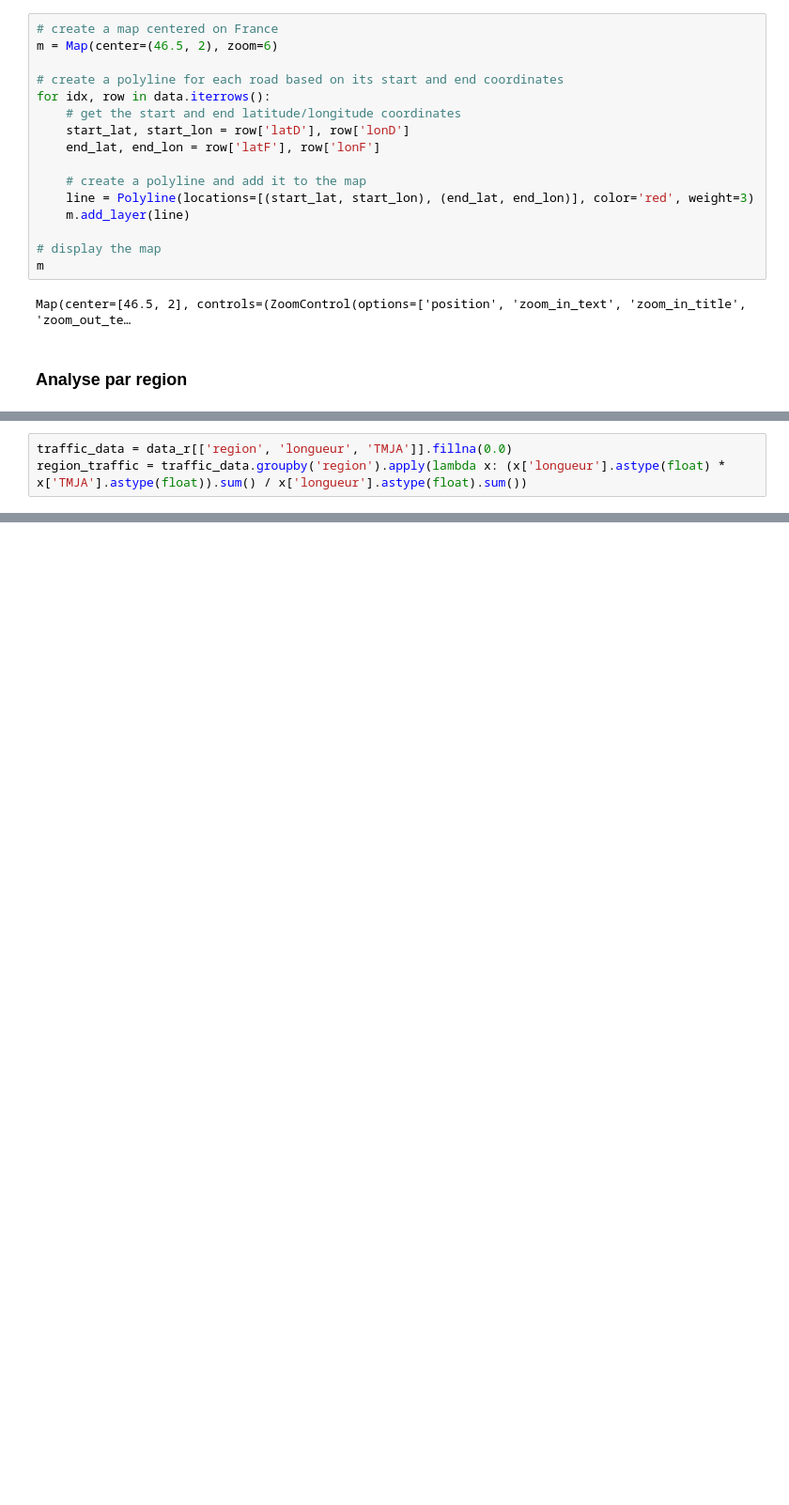
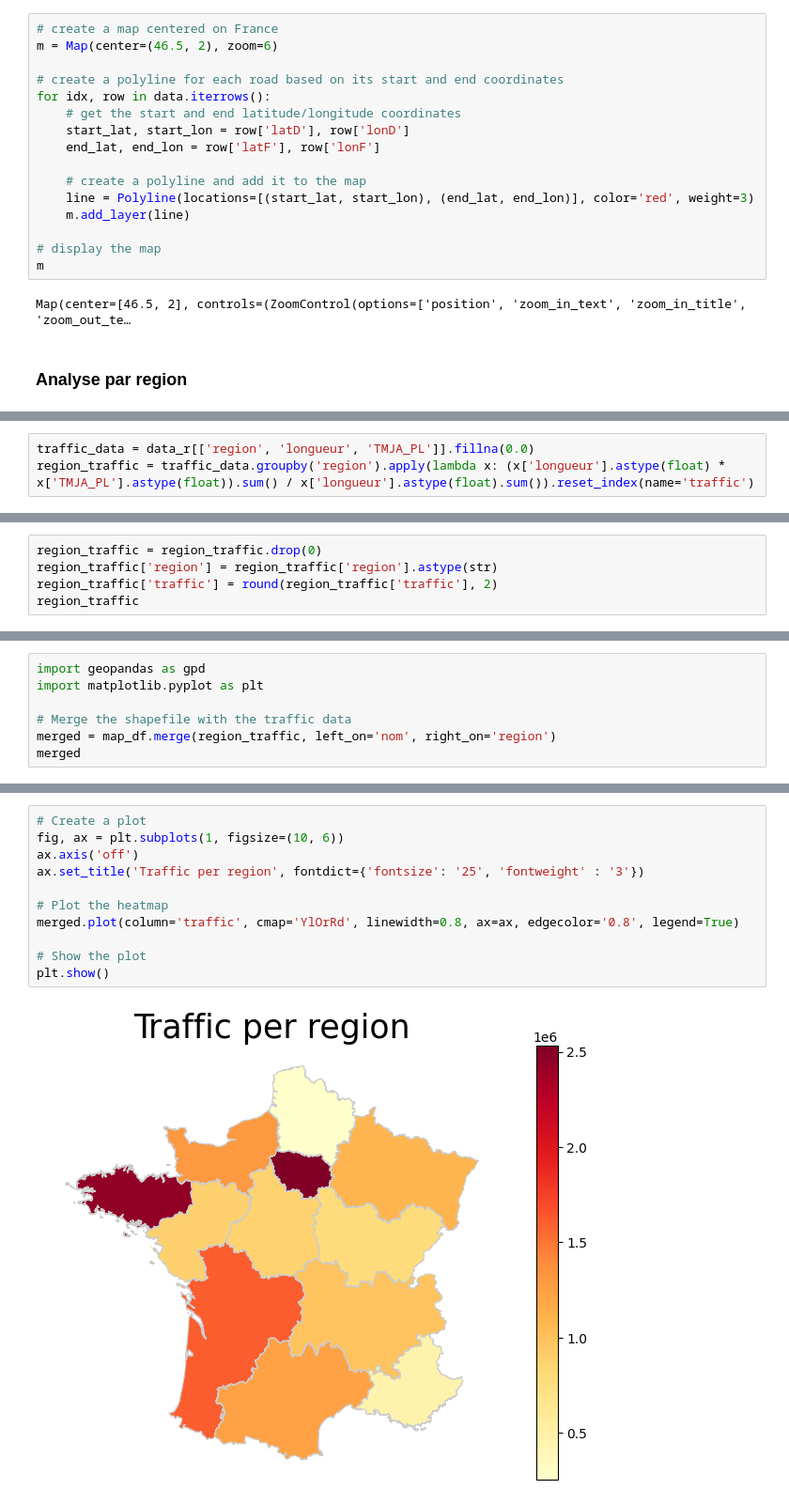
Before and after one commit to augustin-delabrosse/sustainability-challenge, a Jupyter notebook: NetworkAnalysis.ipynb, the cells around one changed output, grey strips where cells are left out. Shown at 94% size. Saved outputs shown, nothing was run; the diff lists cells and outputs as text; blank space fills up the shorter version.

```diff
--- a/NetworkAnalysis.ipynb
+++ b/NetworkAnalysis.ipynb
@@ -99,3 +115,3 @@ data_r.head()
 # %%
-traffic_data = data_r[['region', 'longueur', 'TMJA']].fillna(0.0)
-region_traffic = traffic_data.groupby('region').apply(lambda x: (x['longueur'].astype(float) * x['TMJA'].astype(float)).sum() / x['longueur'].astype(float).sum())
+traffic_data = data_r[['region', 'longueur', 'TMJA_PL']].fillna(0.0)
+region_traffic = traffic_data.groupby('region').apply(lambda x: (x['longueur'].astype(float) * x['TMJA_PL'].astype(float)).sum() / x['longueur'].astype(float).sum()).reset_index(name='traffic')
@@ -119,0 +118,5 @@ dtype: float64
+# %%
+region_traffic = region_traffic.drop(0)
+region_traffic['region'] = region_traffic['region'].astype(str)
+region_traffic['traffic'] = round(region_traffic['traffic'], 2)
+region_traffic
@@ -125,0 +182,7 @@ DriverError: regions_shapefile.shp: No such file or directory
+# %%
+import geopandas as gpd
+import matplotlib.pyplot as plt
+
+# Merge the shapefile with the traffic data
+merged = map_df.merge(region_traffic, left_on='nom', right_on='region')
+merged
@@ -125,0 +233,13 @@ DriverError: regions_shapefile.shp: No such file or directory
+# %%
+# Create a plot
+fig, ax = plt.subplots(1, figsize=(10, 6))
+ax.axis('off')
+ax.set_title('Traffic per region', fontdict={'fontsize': '25', 'fontweight' : '3'})
+
+# Plot the heatmap
+merged.plot(column='traffic', cmap='YlOrRd', linewidth=0.8, ax=ax, edgecolor='0.8', legend=True)
+
+# Show the plot
+plt.show()
+# %% [output]
+[figure, added]
```
Also changed, not shown: parts of 17 cells of this notebook, 1 other file.
